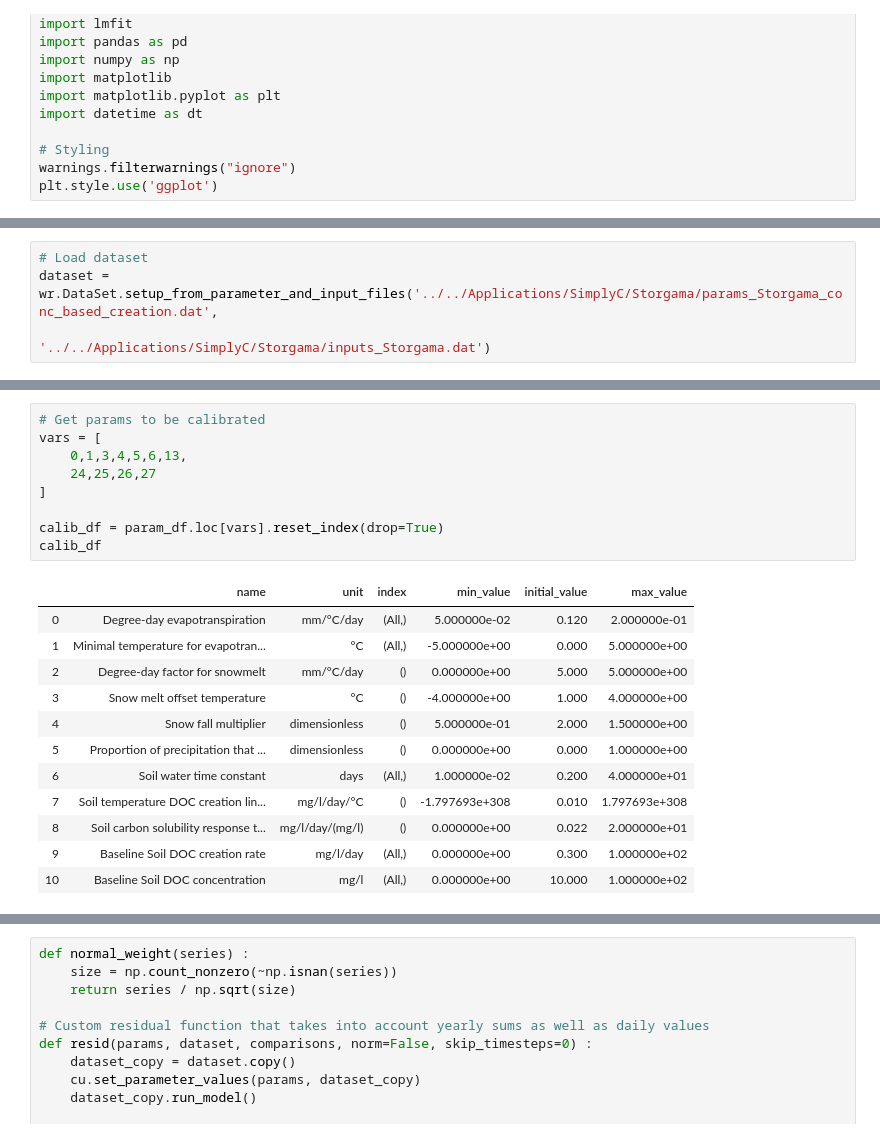
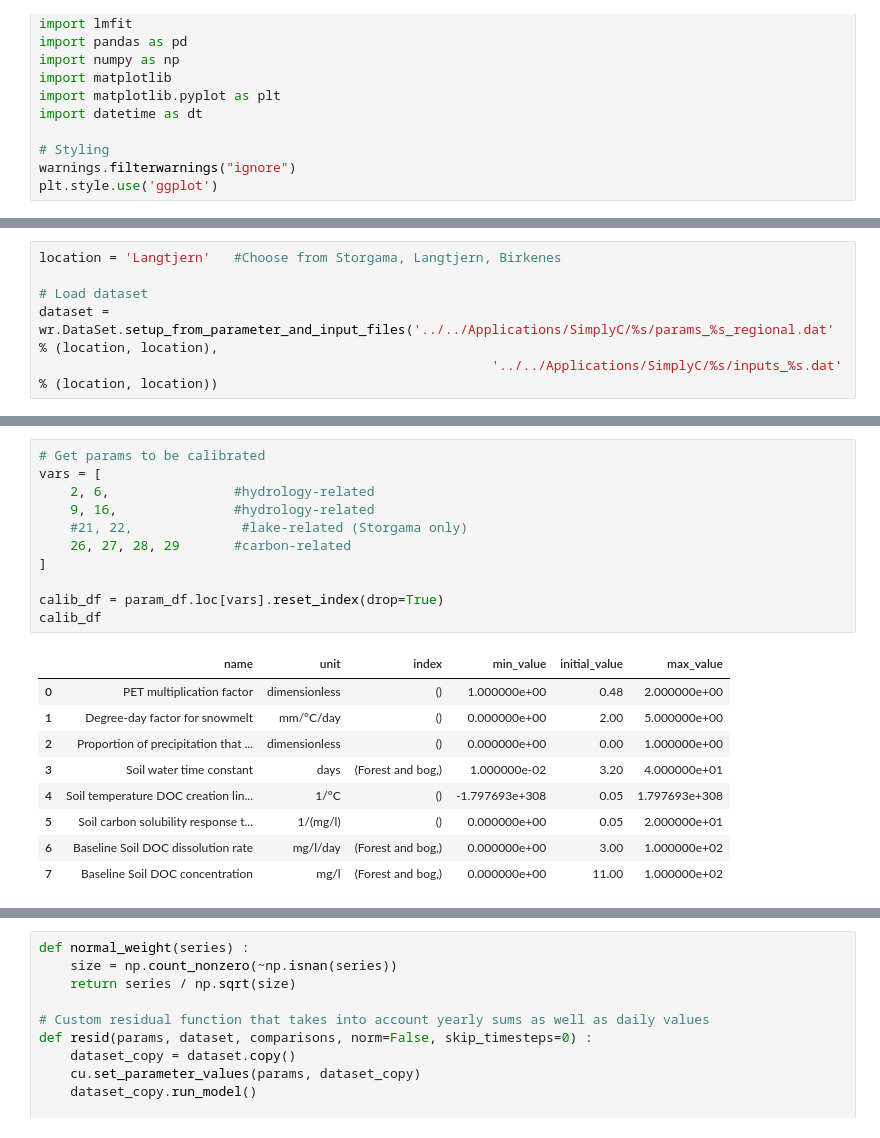
Before and after one commit to NIVANorge/Mobius, a Jupyter notebook: PythonWrapper/RegionalSimplyC/SimplyC_calibration_regional.ipynb, the cells around one changed output, grey strips where cells are left out. Drawn from its saved outputs; the diff is of its cells as text.

```diff
--- a/PythonWrapper/RegionalSimplyC/SimplyC_calibration_regional.ipynb
+++ b/PythonWrapper/RegionalSimplyC/SimplyC_calibration_regional.ipynb
@@ -24,8 +24,10 @@ wr.initialize('..\..\Applications\SimplyC\SimplyC.dll')
 calib_fpath = (r"..\mobius_calib_uncert_lmfit.py")
 cu = imp.load_source('mobius_calib_uncert_lmfit', calib_fpath)
 # %%
+location = 'Langtjern'   #Choose from Storgama, Langtjern, Birkenes
+
 # Load dataset
-dataset = wr.DataSet.setup_from_parameter_and_input_files('../../Applications/SimplyC/Storgama/params_Storgama_conc_based_creation.dat',
-                                                          '../../Applications/SimplyC/Storgama/inputs_Storgama.dat')
+dataset = wr.DataSet.setup_from_parameter_and_input_files('../../Applications/SimplyC/%s/params_%s_regional.dat' % (location, location),
+                                                          '../../Applications/SimplyC/%s/inputs_%s.dat' % (location, location))
 # %%
 # List of simulated and observed variables to investigate for Morsa
@@ -72,25 +82,24 @@ Number of observations: 1360
 # %%
 # Get params to be calibrated
 vars = [
-    0,1,3,4,5,6,13,
-    24,25,26,27
+    2, 6,                #hydrology-related
+    9, 16,               #hydrology-related
+    #21, 22,              #lake-related (Storgama only)
+    26, 27, 28, 29       #carbon-related
 ]
 
 calib_df = param_df.loc[vars].reset_index(drop=True)
 calib_df
 # %% [output]
 |  | name | unit | index | min_value | initial_value | max_value |
-| 0 | Degree-day evapotranspiration | mm/°C/day | (All,) | 5.000000e-02 | 0.120 | 2.000000e-01 |
-| 1 | Minimal temperature for evapotran... | °C | (All,) | -5.000000e+00 | 0.000 | 5.000000e+00 |
-| 2 | Degree-day factor for snowmelt | mm/°C/day | () | 0.000000e+00 | 5.000 | 5.000000e+00 |
-| 3 | Snow melt offset temperature | °C | () | -4.000000e+00 | 1.000 | 4.000000e+00 |
-| 4 | Snow fall multiplier | dimensionless | () | 5.000000e-01 | 2.000 | 1.500000e+00 |
-| 5 | Proportion of precipitation that ... | dimensionless | () | 0.000000e+00 | 0.000 | 1.000000e+00 |
-| 6 | Soil water time constant | days | (All,) | 1.000000e-02 | 0.200 | 4.000000e+01 |
-| 7 | Soil temperature DOC creation lin... | mg/l/day/°C | () | -1.797693e+308 | 0.010 | 1.797693e+308 |
-| 8 | Soil carbon solubility response t... | mg/l/day/(mg/l) | () | 0.000000e+00 | 0.022 | 2.000000e+01 |
-| 9 | Baseline Soil DOC creation rate | mg/l/day | (All,) | 0.000000e+00 | 0.300 | 1.000000e+02 |
-| 10 | Baseline Soil DOC concentration | mg/l | (All,) | 0.000000e+00 | 10.000 | 1.000000e+02 |
+| 0 | PET multiplication factor | dimensionless | () | 1.000000e+00 | 0.48 | 2.000000e+00 |
+| 1 | Degree-day factor for snowmelt | mm/°C/day | () | 0.000000e+00 | 2.00 | 5.000000e+00 |
+| 2 | Proportion of precipitation that ... | dimensionless | () | 0.000000e+00 | 0.00 | 1.000000e+00 |
+| 3 | Soil water time constant | days | (Forest and bog,) | 1.000000e-02 | 3.20 | 4.000000e+01 |
+| 4 | Soil temperature DOC creation lin... | 1/°C | () | -1.797693e+308 | 0.05 | 1.797693e+308 |
+| 5 | Soil carbon solubility response t... | 1/(mg/l) | () | 0.000000e+00 | 0.05 | 2.000000e+01 |
+| 6 | Baseline Soil DOC dissolution rate | mg/l/day | (Forest and bog,) | 0.000000e+00 | 3.00 | 1.000000e+02 |
+| 7 | Baseline Soil DOC concentration | mg/l | (Forest and bog,) | 0.000000e+00 | 11.00 | 1.000000e+02 |
 # %%
 # Add 'short_name' column for calibrating parameters
 calib_df['short_name'] = [
```
Also changed, not shown: parts of 9 cells of this notebook, 9 other files.
